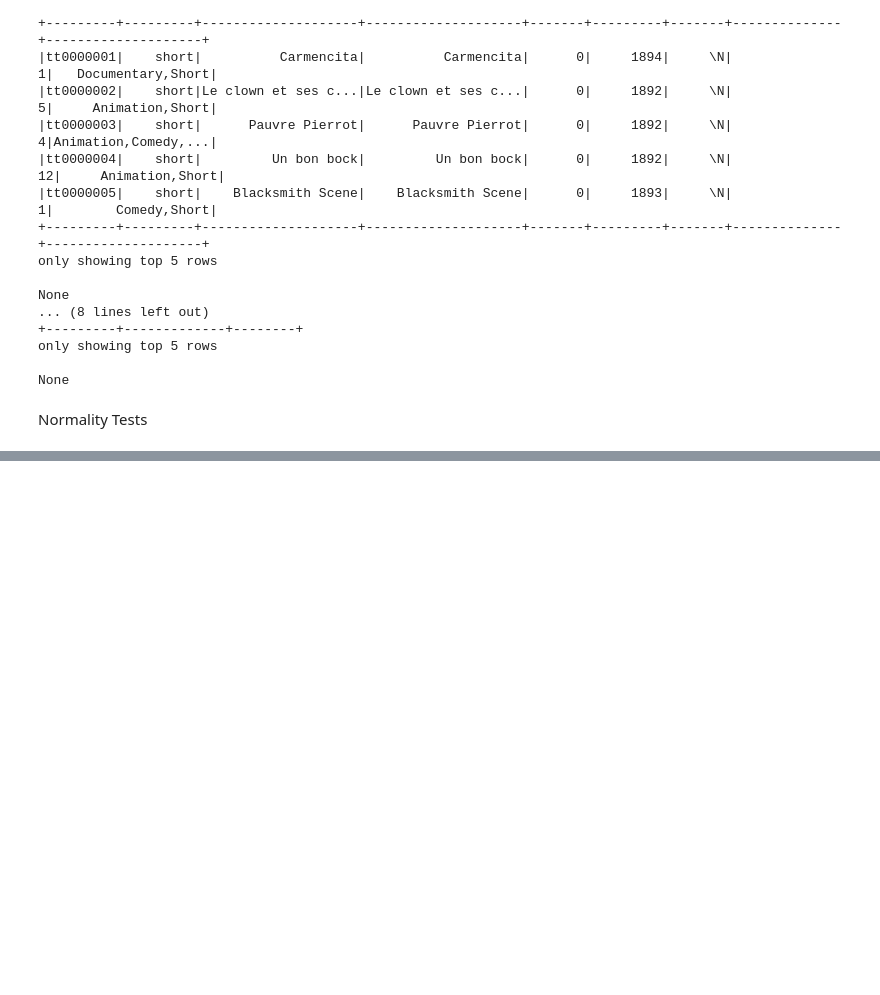
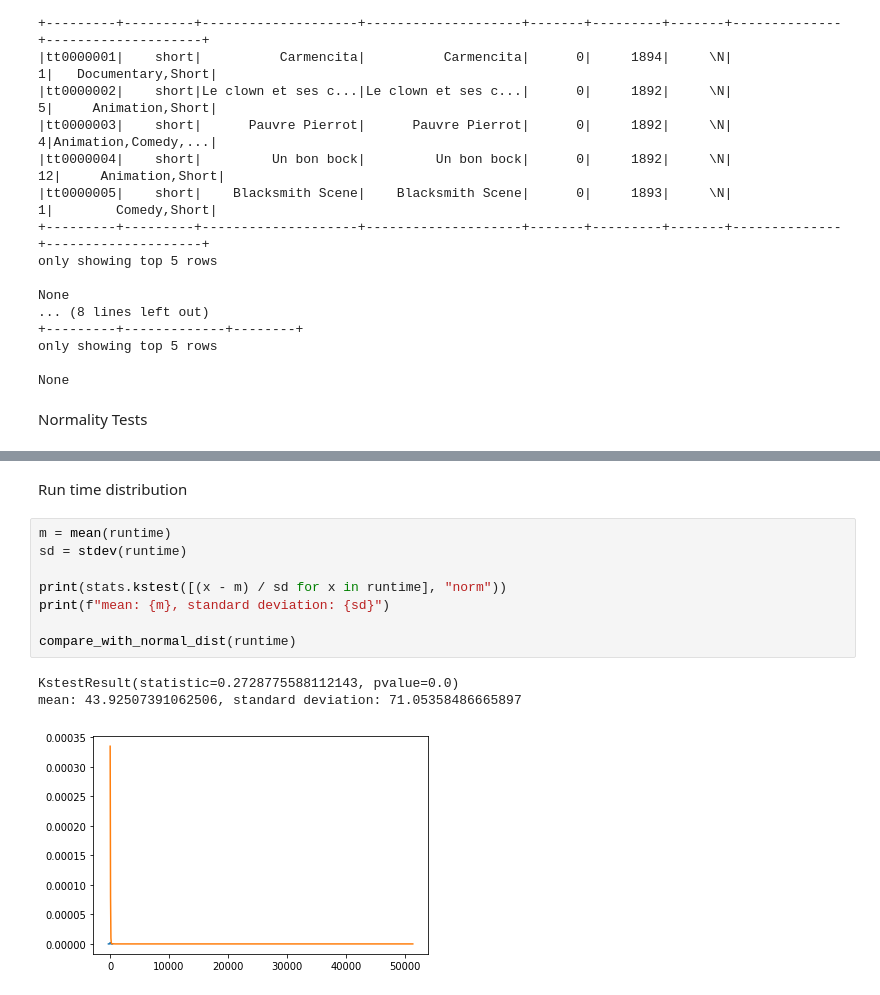
Before and after one commit to PiotrMaciejKowalski/BigData2022-films, a Jupyter notebook: colabs/StatisticalTests.ipynb, the cells around one changed output, grey strips where cells are left out. Saved outputs shown, nothing was run; the diff lists cells and outputs as text; blank space fills up the shorter version.

```diff
--- a/colabs/StatisticalTests.ipynb
+++ b/colabs/StatisticalTests.ipynb
@@ -100,0 +164,14 @@ from scipy import stats
+# %% [markdown]
+Run time distribution
+# %%
+m = mean(runtime)
+sd = stdev(runtime)
+
+print(stats.kstest([(x - m) / sd for x in runtime], "norm"))
+print(f"mean: {m}, standard deviation: {sd}")
+
+compare_with_normal_dist(runtime)
+# %% [output]
+KstestResult(statistic=0.2728775588112143, pvalue=0.0)
+mean: 43.92507391062506, standard deviation: 71.05358486665897
+[figure, added]
```
Also changed, not shown: parts of 11 cells of this notebook.
